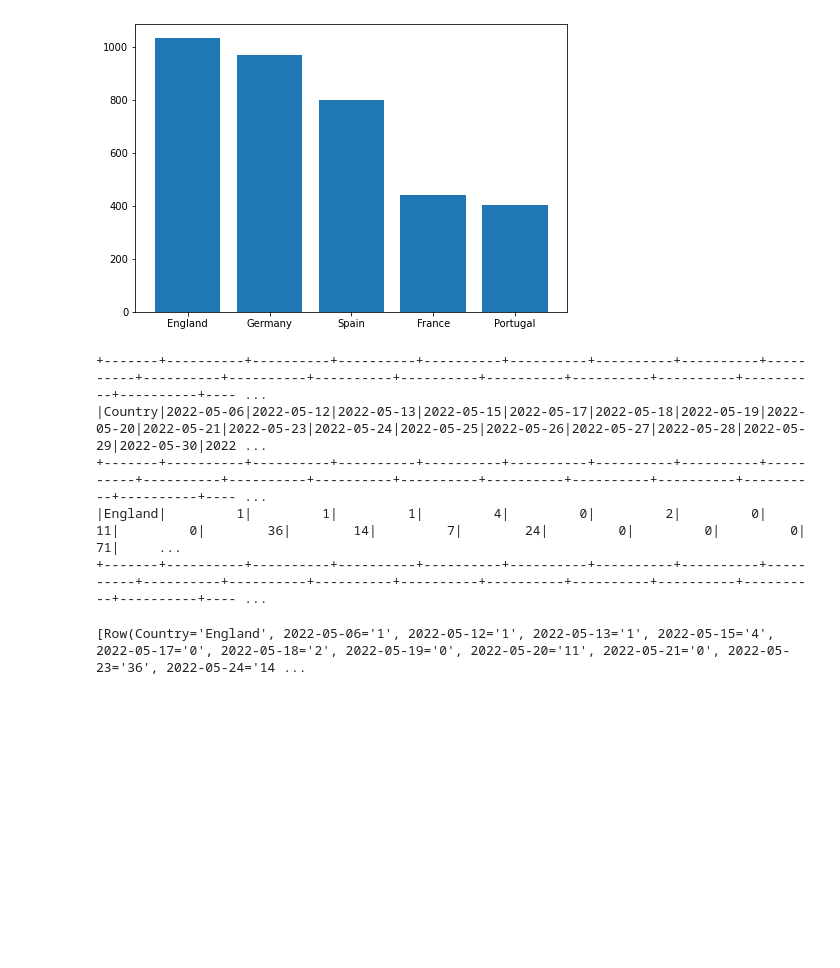
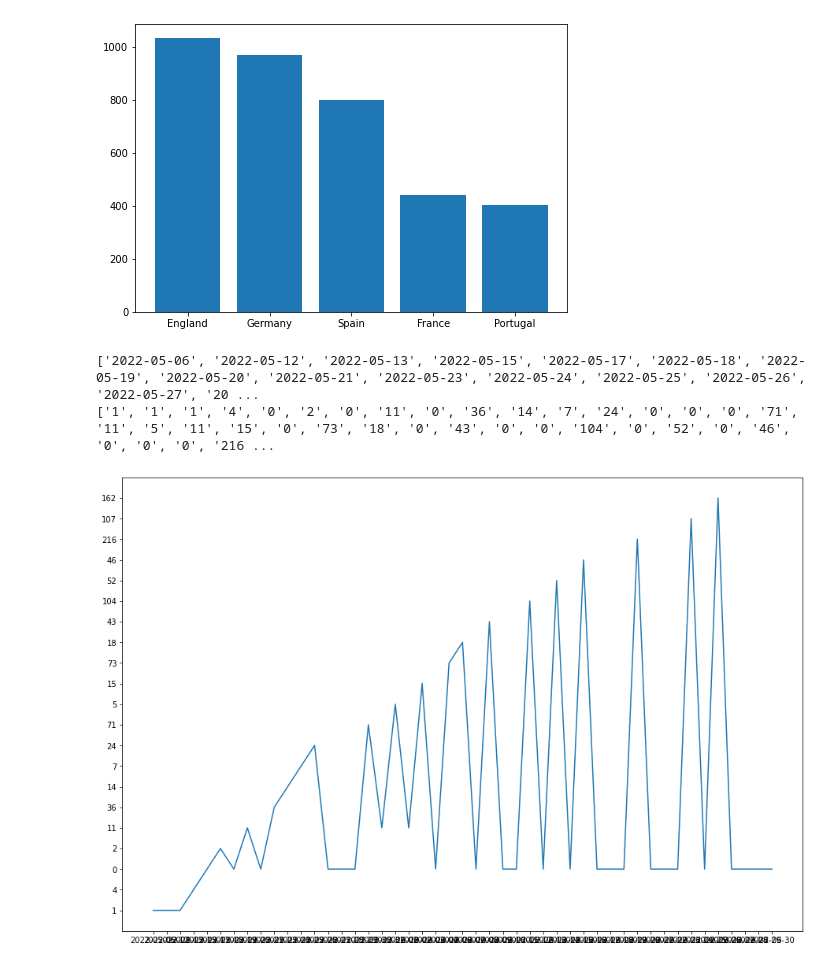
Before and after one commit to DyPeterson/monkeypox, a Jupyter notebook: notebooks/jarret.ipynb, the cells around one changed output. Cells and saved outputs as stored; diff of their text form; code cells hidden in the pictures; blank space fills up the shorter version.

Commit message:
more data visualization(doesn't work right)

```diff
--- a/notebooks/jarret.ipynb
+++ b/notebooks/jarret.ipynb
@@ -133,16 +134,43 @@ plt.show()
 ['England', 'Germany', 'Spain', 'France', 'Portugal']
 [1035, 969, 800, 440, 402]
 [figure]
-# %%
-daily_df.columns
-daily_df.createOrReplaceTempView("daily_cases")
-england_df = spark.sql("SELECT * FROM daily_cases WHERE Country LIKE 'England' ")
-england_df.show()
-daily_df.filter(daily_df.Country == "England").collect()
-# %% [output]
-+-------+----------+----------+----------+----------+----------+----------+----------+----------+----------+----------+----------+----------+----------+----------+----------+----------+----------+---- ...
-|Country|2022-05-06|2022-05-12|2022-05-13|2022-05-15|2022-05-17|2022-05-18|2022-05-19|2022-05-20|2022-05-21|2022-05-23|2022-05-24|2022-05-25|2022-05-26|2022-05-27|2022-05-28|2022-05-29|2022-05-30|2022 ...
-+-------+----------+----------+----------+----------+----------+----------+----------+----------+----------+----------+----------+----------+----------+----------+----------+----------+----------+---- ...
-|England|         1|         1|         1|         4|         0|         2|         0|        11|         0|        36|        14|         7|        24|         0|         0|         0|        71|     ...
-+-------+----------+----------+----------+----------+----------+----------+----------+----------+----------+----------+----------+----------+----------+----------+----------+----------+----------+---- ...
-[Row(Country='England', 2022-05-06='1', 2022-05-12='1', 2022-05-13='1', 2022-05-15='4', 2022-05-17='0', 2022-05-18='2', 2022-05-19='0', 2022-05-20='11', 2022-05-21='0', 2022-05-23='36', 2022-05-24='14 ...
+# %%
+daily_df.columns
+daily_df.createOrReplaceTempView("daily_cases")
+england_df = spark.sql("SELECT * FROM daily_cases WHERE Country LIKE 'England' ")
+# print(england_df.show())
+# england_df_cases = spark.sql("SELECT ")
+# england_df.show()
+# print(england_df.columns)
+england_df_dates = []
+for day in england_df.columns:
+    if day != "Country":
+        england_df_dates.append(day)
+print(england_df_dates)
+
+# cases = england_df.collect()
+daily_case_count = []
+for row in england_df.collect():
+    for case in row:
+        if case != "England":
+            daily_case_count.append(case)
+print(daily_case_count)
+# daily_df.filter(daily_df.Country == "England").collect()
+
+# Time Series
+# ax5 = plt.subplot2grid((2,4), (1,0), colspan=2)
+# dates = pd.date_range(england_df_dates[0], england_df_dates[6])
+# ax5.plot(dates, xx + np.random.randn(len(xx)))
+# ax5.set_xticks(dates[::30])
+# ax5.set_xticklabels(dates.strftime('%Y-%m-%d')[::30])
+# ax5.set_title("Time Series")
+
+fig = plt.figure()
+ax = fig.add_axes([0,0,2,2])
+ax.plot(england_df_dates, daily_case_count)
+plt.show()
+# plt.plot(england_df_dates[0:6], daily_case_count[0:6], linewidth=2)
+# %% [output]
+['2022-05-06', '2022-05-12', '2022-05-13', '2022-05-15', '2022-05-17', '2022-05-18', '2022-05-19', '2022-05-20', '2022-05-21', '2022-05-23', '2022-05-24', '2022-05-25', '2022-05-26', '2022-05-27', '20 ...
+['1', '1', '1', '4', '0', '2', '0', '11', '0', '36', '14', '7', '24', '0', '0', '0', '71', '11', '5', '11', '15', '0', '73', '18', '0', '43', '0', '0', '104', '0', '52', '0', '46', '0', '0', '0', '216 ...
+[figure, added]
```
Also changed, not shown: parts of 1 cell of this notebook.
